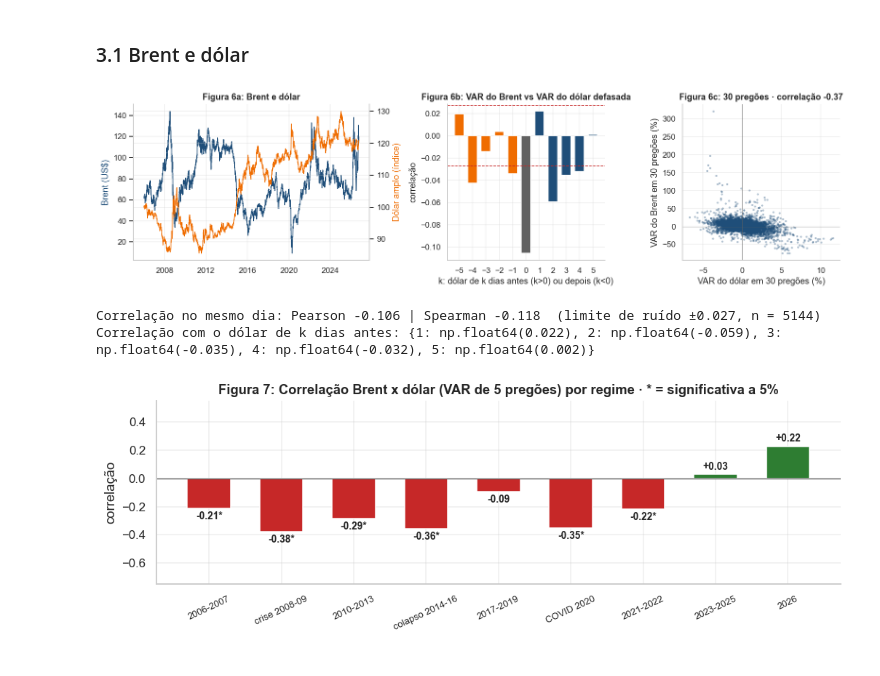
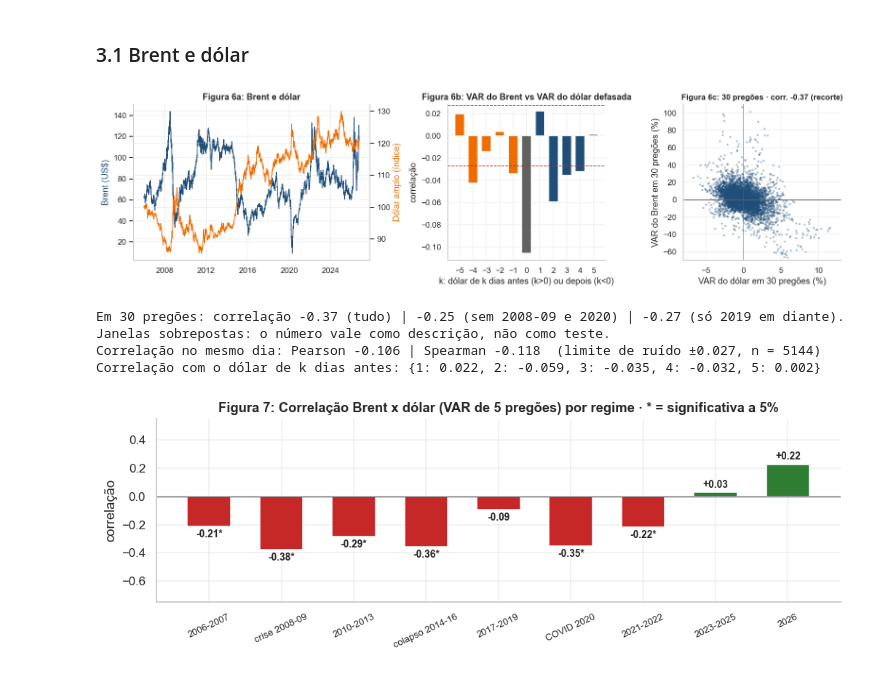
Before and after one commit to ViniciusFranciscon/TC_Fase_4, a Jupyter notebook: 01_Notebook/TC_Petroleo.ipynb, the cells around one changed output. Cells and saved outputs as stored; diff of their text form; code cells hidden in the pictures.

```diff
--- a/01_Notebook/TC_Petroleo.ipynb
+++ b/01_Notebook/TC_Petroleo.ipynb
@@ -54,11 +54,19 @@ print(f"Pasta de dados: {BASE}")
 Pasta de dados: C:\Users\vinic\OneDrive\Área de Trabalho\TC - 04 SUB\00_Base_TC
 # %%
 # 1.1 Leitura das bases
-base   = pd.read_parquet(BASE / "base_modelagem_diaria.parquet").sort_values("data").reset_index(drop=True)
+base_bruta = pd.read_parquet(BASE / "base_modelagem_diaria.parquet").sort_values("data").reset_index(drop=True)
 dolar  = pd.read_parquet(BASE / "dolar_amplo_fred.parquet").sort_values("data").reset_index(drop=True)
 est    = pd.read_parquet(BASE / "estoques_crude_eia.parquet").sort_values("semana_ref").reset_index(drop=True)
+eia    = pd.read_parquet(BASE / "brent_eia_conferencia.parquet").sort_values("data").reset_index(drop=True)   # só conferência
 
-# 1.2 Verificações de sanidade
+# 1.2 O Ipeadata traz registros em sábado e domingo (2002 a 2018). O Brent só é negociado em dias úteis.
+fds = base_bruta["data"].dt.dayofweek >= 5
+print(f"Registros em fim de semana na série do Ipeadata: {fds.sum()} de {len(base_bruta)} ({fds.mean()*100:.1f}%), entre {base_bruta.loc[fds,'data'].min():%d/%m/%Y} e {base_bruta.loc[fds,'data'].max():%d/%m/%Y}")
+base = base_bruta.loc[~fds].reset_index(drop=True)          # regra adotada: manter só dias úteis
+print(f"Base de trabalho: {len(base)} dias úteis")
+
+# 1.3 Verificações de sanidade
+assert (base["data"].dt.dayofweek < 5).all(), "ainda há fim de semana na base"
 assert base["data"].is_monotonic_increasing and base["data"].is_unique, "datas fora de ordem ou repetidas"
 assert base.notna().all().all(), "há valores vazios na base"
 assert (base["preco_usd"] > 0).all(), "há preços não positivos"
@@ -73,7 +81,7 @@ df["VAR_1D"] = df["preco_usd"].pct_change() * 100
 print("Todas as verificações passaram.")
 display(pd.DataFrame({
     "Série": ["Brent (US$/barril)", "Dólar amplo (índice)", "Estoques de petróleo bruto EUA (mil barris)"],
-    "Frequência": ["diária", "diária", "semanal"],
+    "Frequência": ["diária (dias úteis)", "diária", "semanal"],
     "Observações": [pt(len(base)), pt(len(dolar)), pt(len(est))],
     "Início": [f"{D.min():%d/%m/%Y}", f"{dolar['data'].min():%d/%m/%Y}", f"{est['semana_ref'].min():%d/%m/%Y}"],
     "Fim": [f"{D.max():%d/%m/%Y}", f"{dolar['data'].max():%d/%m/%Y}", f"{est['semana_ref'].max():%d/%m/%Y}"],
@@ -347,7 +412,7 @@ Máximo de 2008 (US$ 143,95) nunca foi recuperado: o pico de 2026 foi US$ 138,21
 # %%
 # 2.6 Figura 5: DESV_PAD 30D e regimes
 df["DESV_PAD_30D"] = df["VAR_1D"].rolling(30).std()
-q_calmo, q_alto = 1.5, 3.0   # cortes em % ao dia
+q_calmo, q_alto = 1.5, 3.5   # cortes em % ao dia
 df["regime"] = pd.cut(df["DESV_PAD_30D"], [-np.inf, q_calmo, q_alto, np.inf], labels=["calmo", "moderado", "instável"])
 
 fig, ax = plt.subplots(figsize=(11.5, 3.7))
@@ -370,5 +435,5 @@ tab = df.dropna(subset=["DESV_PAD_30D", "VAR_15D_FUT"]).groupby("regime", observ
 tab["perc"] = tab["dias"] / tab["dias"].sum() * 100
 display(tab.rename(columns={"dias": "Dias", "perc": "% dos dias", "VAR15_media_abs": "|VAR| média em 15 pregões (%)",
                             "VAR15_p10": "VAR 15 pregões, p10 (%)", "VAR15_p90": "VAR 15 pregões, p90 (%)"}).round(2))
-print(f"DESV_PAD 30D hoje: {df['DESV_PAD_30D'].iloc[-1]:.2f}% ({df['regime'].iloc[-1]}); média histórica {df['DESV_PAD_30D'].mean():.2f}%; máximo {df['DESV_PAD_30D'].max():.1f}% em {D[int(df['DESV_PAD_30D'].values.argmax())]:%d/%m/%Y}")
+print(f"DESV_PAD 30D hoje: {df['DESV_PAD_30D'].iloc[-1]:.2f}% ({df['regime'].iloc[-1]}); média histórica {df['DESV_PAD_30D'].mean():.2f}%; máximo {df['DESV_PAD_30D'].max():.1f}% em {D[int(df['DESV_PAD_30D'].idxmax())]:%d/%m/%Y}")
 # %% [output]
@@ -394,38 +481,44 @@ duas["VAR_B"] = duas["preco_usd"].pct_change() * 100
 duas["VAR_D"] = duas["dolar"].pct_change() * 100
 duas = duas.dropna()
 c_dia = duas["VAR_B"].corr(duas["VAR_D"])
 c_dia_sp = duas["VAR_B"].corr(duas["VAR_D"], method="spearman")
 
 # correlação defasada: VAR do Brent hoje vs VAR do dólar k dias ANTES (k > 0 = dólar mexe primeiro)
 lags = list(range(-5, 6))
 cl = [duas["VAR_B"].corr(duas["VAR_D"].shift(k)) for k in lags]
 n = len(duas); ic = 1.96 / np.sqrt(n)
 
 # VAR de 30 pregões: nível de "tendência" (janelas sobrepostas, apenas ilustrativo)
 duas["VAR_B30"] = (duas["preco_usd"] / duas["preco_usd"].shift(30) - 1) * 100
 duas["VAR_D30"] = (duas["dolar"] / duas["dolar"].shift(30) - 1) * 100
 c_30 = duas["VAR_B30"].corr(duas["VAR_D30"])
 
 fig, axs = plt.subplots(1, 3, figsize=(14.5, 4.0), gridspec_kw={"width_ratios": [1.5, 1, 1]})
 a1 = axs[0]; a1b = a1.twinx()
 a1.plot(duas.index, duas["preco_usd"], color=AZUL, lw=1.0); a1b.plot(duas.index, duas["dolar"], color=LARANJA, lw=1.0)
 a1.set_ylabel("Brent (US$)", color=AZUL); a1b.set_ylabel("Dólar amplo (índice)", color=LARANJA); a1b.spines["right"].set_visible(True)
 a1.set_title("Figura 6a: Brent e dólar")
 axs[1].bar(lags, cl, color=[AZUL if k > 0 else (CINZA if k == 0 else LARANJA) for k in lags], width=0.7)
 axs[1].axhline(ic, color=VERMELHO, ls="--", lw=1); axs[1].axhline(-ic, color=VERMELHO, ls="--", lw=1)
 axs[1].set_xticks(lags); axs[1].set_xlabel("k: dólar de k dias antes (k>0) ou depois (k<0)"); axs[1].set_ylabel("correlação")
 axs[1].set_title("Figura 6b: VAR do Brent vs VAR do dólar defasada")
 axs[2].scatter(duas["VAR_D30"], duas["VAR_B30"], s=4, alpha=0.25, color=AZUL)
 axs[2].axhline(0, color=CINZA, lw=0.6); axs[2].axvline(0, color=CINZA, lw=0.6)
+axs[2].set_xlim(-8, 13); axs[2].set_ylim(-70, 110)
 axs[2].set_xlabel("VAR do dólar em 30 pregões (%)"); axs[2].set_ylabel("VAR do Brent em 30 pregões (%)")
-axs[2].set_title(f"Figura 6c: 30 pregões · correlação {c_30:+.2f}")
+axs[2].set_title(f"Figura 6c: 30 pregões · corr. {c_30:+.2f} (recorte)", fontsize=11)
 plt.tight_layout(); plt.show()
+ext = ((duas.index >= "2008-06-01") & (duas.index <= "2009-12-31")) | ((duas.index >= "2020-02-01") & (duas.index <= "2020-12-31"))
+c30_sem_ext = duas.loc[~ext, ["VAR_B30", "VAR_D30"]].dropna().corr().iloc[0, 1]
+c30_2019 = duas.loc[duas.index >= "2019-01-01", ["VAR_B30", "VAR_D30"]].dropna().corr().iloc[0, 1]
+print(f"Em 30 pregões: correlação {c_30:+.2f} (tudo) | {c30_sem_ext:+.2f} (sem 2008-09 e 2020) | {c30_2019:+.2f} (só 2019 em diante). Janelas sobrepostas: o número vale como descrição, não como teste.")
 print(f"Correlação no mesmo dia: Pearson {c_dia:+.3f} | Spearman {c_dia_sp:+.3f}  (limite de ruído ±{ic:.3f}, n = {n})")
-print("Correlação com o dólar de k dias antes:", {k: round(v, 3) for k, v in zip(lags, cl) if k > 0})
+print("Correlação com o dólar de k dias antes:", {k: round(float(v), 3) for k, v in zip(lags, cl) if k > 0})
 # %% [output]
-[figure, old version]
+[figure, new version]
+Em 30 pregões: correlação -0.37 (tudo) | -0.25 (sem 2008-09 e 2020) | -0.27 (só 2019 em diante). Janelas sobrepostas: o número vale como descrição, não como teste.
 Correlação no mesmo dia: Pearson -0.106 | Spearman -0.118  (limite de ruído ±0.027, n = 5144)
-Correlação com o dólar de k dias antes: {1: np.float64(0.022), 2: np.float64(-0.059), 3: np.float64(-0.035), 4: np.float64(-0.032), 5: np.float64(0.002)}
+Correlação com o dólar de k dias antes: {1: 0.022, 2: -0.059, 3: -0.035, 4: -0.032, 5: 0.002}
 # %%
 # 3.1b A relação com o dólar é estável? correlação da VAR de 5 pregões (janelas sem sobreposição) por regime histórico
 PERIODOS = [("2006-2007", "2006-01-01", "2007-12-31"), ("crise 2008-09", "2008-01-01", "2009-12-31"), ("2010-2013", "2010-01-01", "2013-12-31"),
```
Also changed, not shown: parts of 31 cells of this notebook, 2 other files.
